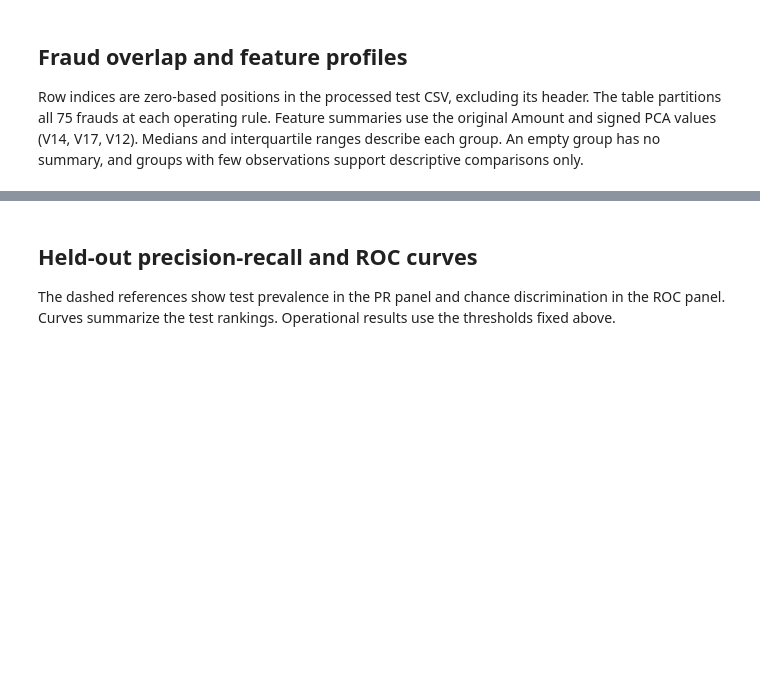
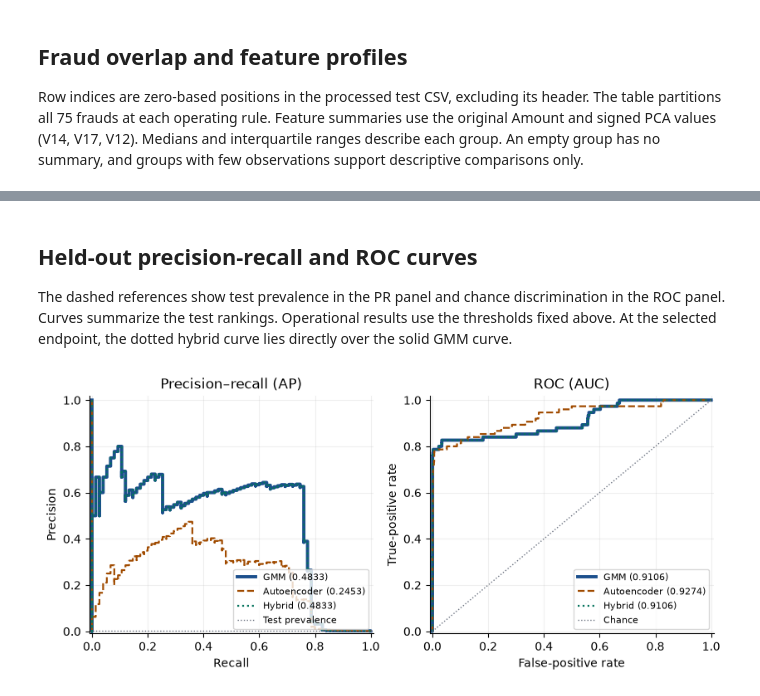
Before and after one commit to palak22291/card-fraud-triage, a Jupyter notebook: notebooks/phase2_dl_03_gmm_vs_ae_triage.ipynb, the cells around one changed output, grey strips where cells are left out. Cells and saved outputs as stored; diff of their text form; code cells hidden in the pictures; blank space fills up the shorter version.

Commit message:
results(eval): execute the held-out notebook and capture findings

```diff
--- a/notebooks/phase2_dl_03_gmm_vs_ae_triage.ipynb
+++ b/notebooks/phase2_dl_03_gmm_vs_ae_triage.ipynb
@@ -216,30 +294,32 @@ display(profiles.round(3))
 # %% [markdown]
 ## Held-out precision-recall and ROC curves
 
-The dashed references show test prevalence in the PR panel and chance discrimination in the ROC panel. Curves summarize the test rankings. Operational results use the thresholds fixed above.
+The dashed references show test prevalence in the PR panel and chance discrimination in the ROC panel. Curves summarize the test rankings. Operational results use the thresholds fixed above. At the selected endpoint, the dotted hybrid curve lies directly over the solid GMM curve.
 # %%
 colors = {"GMM": "#1B4F8C", "Autoencoder": "#A04B00", "Hybrid": "#06745D"}
-styles = {"GMM": "-", "Autoencoder": "--", "Hybrid": "-."}
+styles = {"GMM": "-", "Autoencoder": "--", "Hybrid": ":"}
 figures = root / "docs" / "phase2_dl_ieee" / "figures"
 figures.mkdir(parents=True, exist_ok=True)
 ranking_by_model = ranking.set_index("Model")
 
 with plt.rc_context({"font.size": 10, "axes.spines.top": False, "axes.spines.right": False}):
     fig, (pr_ax, roc_ax) = plt.subplots(1, 2, figsize=(8.2, 3.6), layout="constrained")
     for model, score in test_scores.items():
         precision, recall, _ = precision_recall_curve(y_test, score)
         fpr, tpr, _ = roc_curve(y_test, score)
         ap, auc = ranking_by_model.loc[model]
-        style = {"color": colors[model], "linestyle": styles[model], "lw": 1.65}
-        pr_ax.step(recall[::-1], precision[::-1], where="post", label=f"{model} ({ap:.4f})", **style)
+        style = {"color": colors[model], "linestyle": styles[model], "lw": 2.8 if model == "GMM" and alpha == 1 else 1.6}
+        pr_ax.step(recall[::-1], precision[::-1], where="pre", label=f"{model} ({ap:.4f})", **style)
         roc_ax.plot(fpr, tpr, label=f"{model} ({auc:.4f})", **style)
     pr_ax.axhline(y_test.mean(), color="#6B7280", lw=1, ls=":", label="Test prevalence")
     roc_ax.plot([0, 1], [0, 1], color="#6B7280", lw=1, ls=":", label="Chance")
     pr_ax.set(title="Precision–recall (AP)", xlabel="Recall", ylabel="Precision")
     roc_ax.set(title="ROC (AUC)", xlabel="False-positive rate", ylabel="True-positive rate")
     for ax in (pr_ax, roc_ax):
         ax.set(xlim=(-0.01, 1.01), ylim=(-0.01, 1.02))
         ax.grid(alpha=0.2)
         ax.legend(loc="lower right", fontsize=8)
     fig.savefig(figures / "test_curves.pdf", bbox_inches="tight")
     plt.show()
+# %% [output]
+[figure, added]
```
Also changed, not shown: parts of 7 cells of this notebook, 1 other file.
